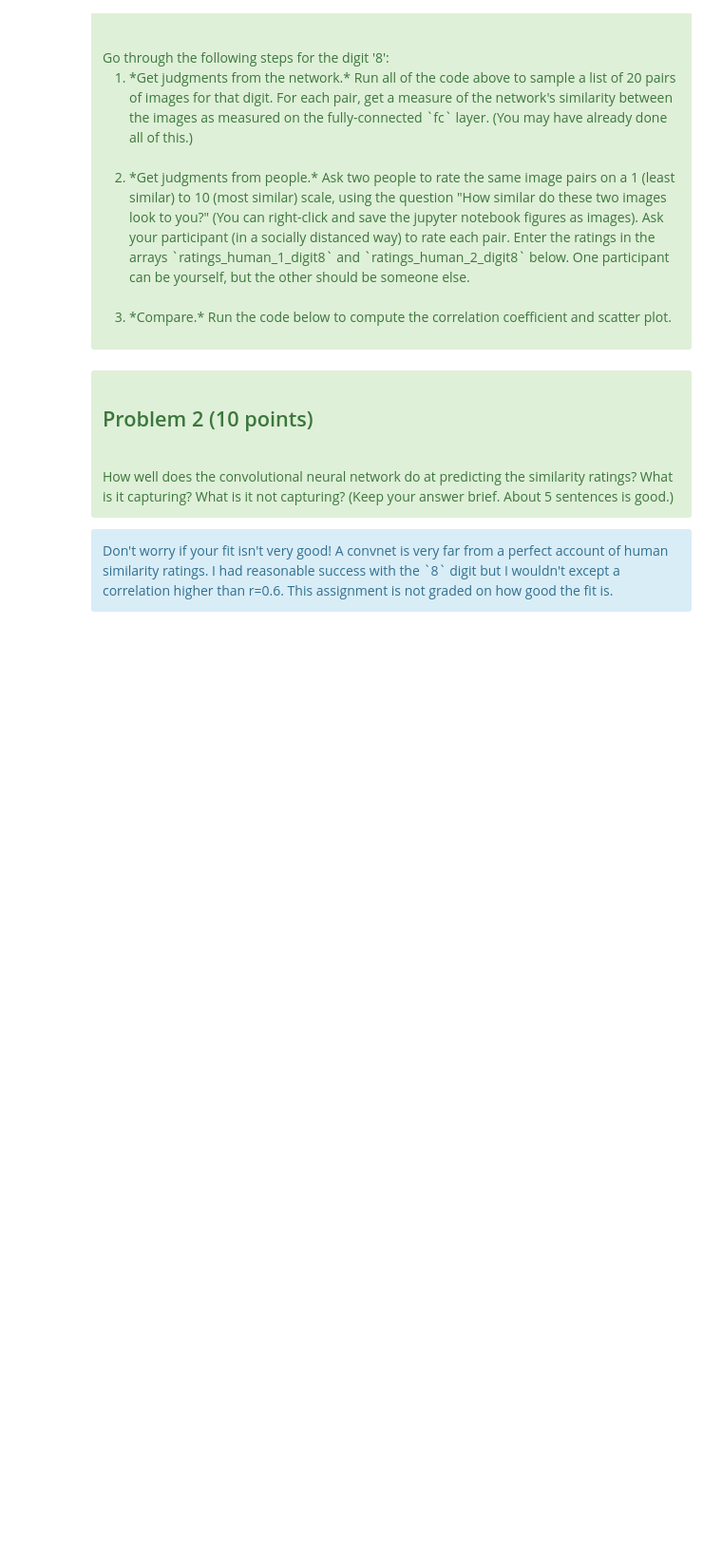
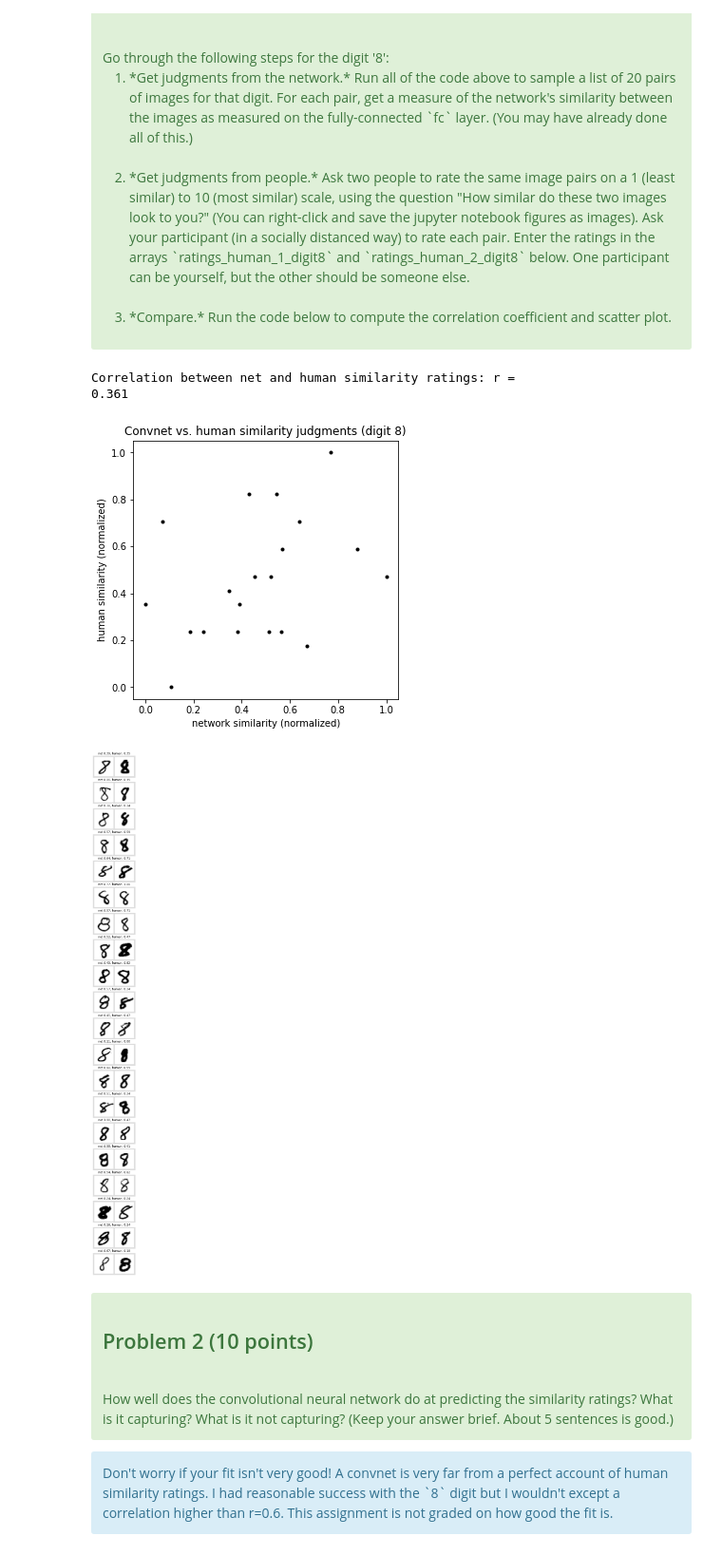
Before and after one commit to elenatheodora/CCM-Spring2021, a Jupyter notebook: homework1-NeuralNet/Homework-NeuralNet-D.ipynb, the cells around one changed output. Shown: that part at 95% size. Cells and saved outputs as stored; diff of their text form; code cells hidden in the pictures; blank space fills up the shorter version.

```diff
--- a/homework1-NeuralNet/Homework-NeuralNet-D.ipynb
+++ b/homework1-NeuralNet/Homework-NeuralNet-D.ipynb
@@ -294,30 +317,35 @@ Go through the following steps for the digit '8':
 </div>
 # %%
 # YOUR PARTICIPANT RATINGS GO HERE
-ratings_human_1_digit8 = np.array([0,0,0,0,0,0,0,0,0,0,0,0,0,0,0,0,0,0,0,0], dtype='float')
-ratings_human_2_digit8 = np.array([0,0,0,0,0,0,0,0,0,0,0,0,0,0,0,0,0,0,0,0], dtype='float')
+ratings_human_1_digit8 = np.array([4,5,2,7,8,10,7,5,8,4,5,2,4,3,5,5,9,4,5,3], dtype='float') # me
+ratings_human_2_digit8 = np.array([5,4,5,6,7,10,8,6,9,3,6,1,9,4,6,5,8,3,2,3], dtype='float') # a friend
 
 # Analysis code
 ratings_human_mean_digit8 = (ratings_human_1_digit8 + ratings_human_2_digit8)/2
 
 v_sim_net_norm = normalize(v_sim_net_digit8)
 v_sim_human_norm = normalize(ratings_human_mean_digit8)
 
 print("Correlation between net and human similarity ratings: r ="),
 print(round(np.corrcoef(v_sim_net_norm,v_sim_human_norm)[0][1],3))
 
 # Scatter plot
 plt.figure(1,figsize=(5,5))
 plt.plot(v_sim_net_norm,v_sim_human_norm,'k.')
 plt.xlabel('network similarity (normalized)')
 plt.ylabel('human similarity (normalized)')
 plt.title('Convnet vs. human similarity judgments (digit 8)')
 plt.show()
 
 # pairs with similarity ratings
 plt.figure(2,figsize=(4,40))
 plot_image_pairs(images1_digit8,images2_digit8,v_sim_net_norm,v_sim_human_norm)
 plt.show()
+# %% [output]
+Correlation between net and human similarity ratings: r =
+0.361
+[figure, added]
+[figure, added]
 # %% [markdown]
 <div class="alert alert-success">
 <h2> Problem 2 (10 points) </h2>
```
Also changed, not shown: parts of 7 cells of this notebook, 10 other files.
